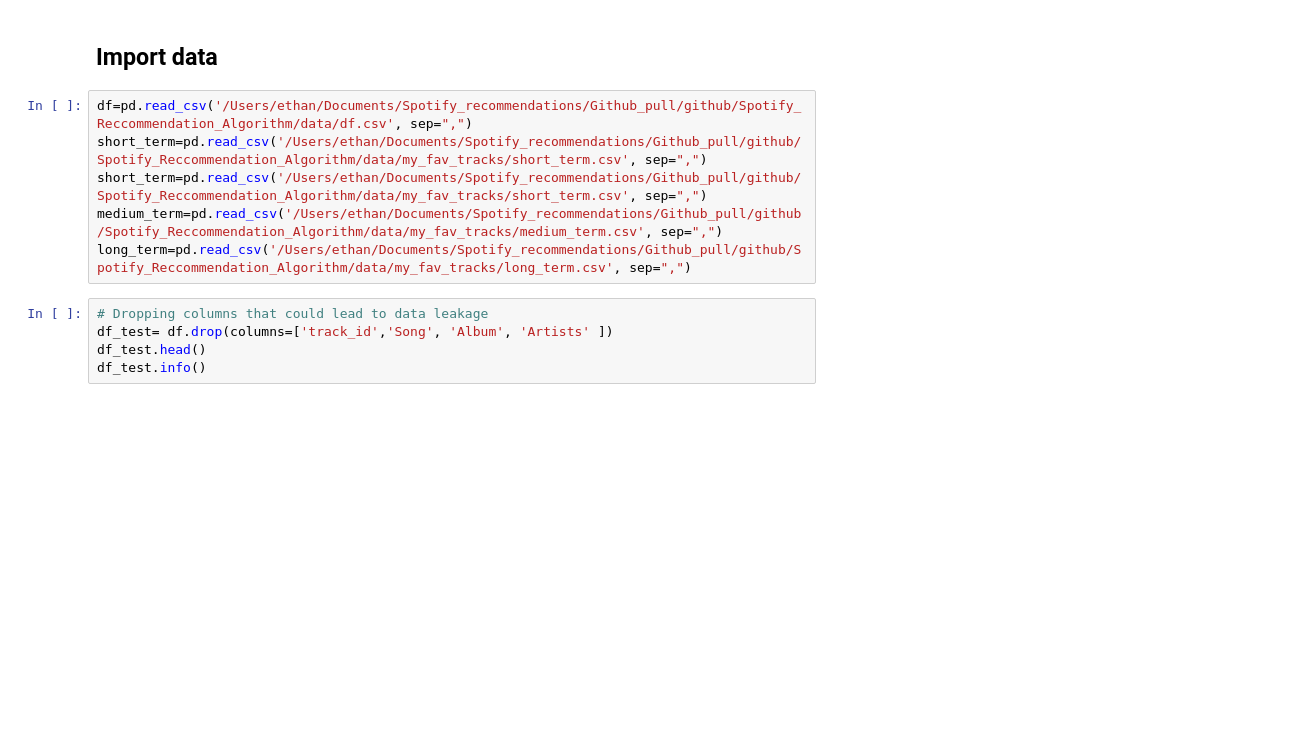
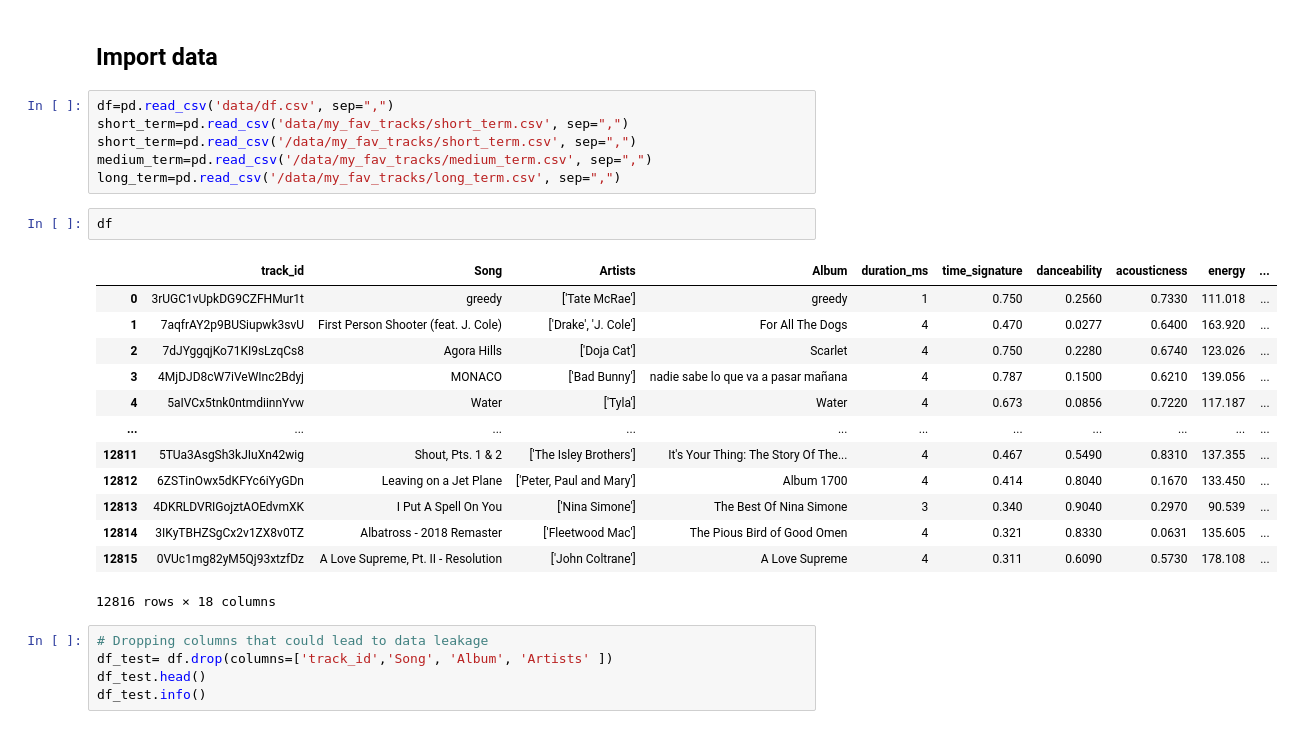
Before and after one commit to EthanFalcao/Spotify_Reccommendation_Algorithm, a Jupyter notebook: exploratory_data_analysis.ipynb, the cells around one changed output. Saved outputs shown, nothing was run; the diff lists cells and outputs as text; blank space fills up the shorter version.

```diff
--- a/exploratory_data_analysis.ipynb
+++ b/exploratory_data_analysis.ipynb
@@ -31,11 +31,27 @@ else:
 # %% [markdown]
 ## Import data
 # %%
-df=pd.read_csv('/Users/ethan/Documents/Spotify_recommendations/Github_pull/github/Spotify_Reccommendation_Algorithm/data/df.csv', sep=",")
-short_term=pd.read_csv('/Users/ethan/Documents/Spotify_recommendations/Github_pull/github/Spotify_Reccommendation_Algorithm/data/my_fav_tracks/short_term.csv', sep=",")
-short_term=pd.read_csv('/Users/ethan/Documents/Spotify_recommendations/Github_pull/github/Spotify_Reccommendation_Algorithm/data/my_fav_tracks/short_term.csv', sep=",")
-medium_term=pd.read_csv('/Users/ethan/Documents/Spotify_recommendations/Github_pull/github/Spotify_Reccommendation_Algorithm/data/my_fav_tracks/medium_term.csv', sep=",")
-long_term=pd.read_csv('/Users/ethan/Documents/Spotify_recommendations/Github_pull/github/Spotify_Reccommendation_Algorithm/data/my_fav_tracks/long_term.csv', sep=",")
+df=pd.read_csv('data/df.csv', sep=",")
+short_term=pd.read_csv('data/my_fav_tracks/short_term.csv', sep=",")
+short_term=pd.read_csv('/data/my_fav_tracks/short_term.csv', sep=",")
+medium_term=pd.read_csv('/data/my_fav_tracks/medium_term.csv', sep=",")
+long_term=pd.read_csv('/data/my_fav_tracks/long_term.csv', sep=",")
+# %%
+df
+# %% [output]
+|  | track_id | Song | Artists | Album | duration_ms | time_signature | danceability | acousticness | energy | ... |
+| 0 | 3rUGC1vUpkDG9CZFHMur1t | greedy | ['Tate McRae'] | greedy | 1 | 0.750 | 0.2560 | 0.7330 | 111.018 | ... |
+| 1 | 7aqfrAY2p9BUSiupwk3svU | First Person Shooter (feat. J. Cole) | ['Drake', 'J. Cole'] | For All The Dogs | 4 | 0.470 | 0.0277 | 0.6400 | 163.920 | ... |
+| 2 | 7dJYggqjKo71KI9sLzqCs8 | Agora Hills | ['Doja Cat'] | Scarlet | 4 | 0.750 | 0.2280 | 0.6740 | 123.026 | ... |
+| 3 | 4MjDJD8cW7iVeWInc2Bdyj | MONACO | ['Bad Bunny'] | nadie sabe lo que va a pasar mañana | 4 | 0.787 | 0.1500 | 0.6210 | 139.056 | ... |
+| 4 | 5aIVCx5tnk0ntmdiinnYvw | Water | ['Tyla'] | Water | 4 | 0.673 | 0.0856 | 0.7220 | 117.187 | ... |
+| ... | ... | ... | ... | ... | ... | ... | ... | ... | ... | ... |
+| 12811 | 5TUa3AsgSh3kJIuXn42wig | Shout, Pts. 1 & 2 | ['The Isley Brothers'] | It's Your Thing: The Story Of The... | 4 | 0.467 | 0.5490 | 0.8310 | 137.355 | ... |
+| 12812 | 6ZSTinOwx5dKFYc6iYyGDn | Leaving on a Jet Plane | ['Peter, Paul and Mary'] | Album 1700 | 4 | 0.414 | 0.8040 | 0.1670 | 133.450 | ... |
+| 12813 | 4DKRLDVRIGojztAOEdvmXK | I Put A Spell On You | ['Nina Simone'] | The Best Of Nina Simone | 3 | 0.340 | 0.9040 | 0.2970 | 90.539 | ... |
+| 12814 | 3IKyTBHZSgCx2v1ZX8v0TZ | Albatross - 2018 Remaster | ['Fleetwood Mac'] | The Pious Bird of Good Omen | 4 | 0.321 | 0.8330 | 0.0631 | 135.605 | ... |
+| 12815 | 0VUc1mg82yM5Qj93xtzfDz | A Love Supreme, Pt. II - Resolution | ['John Coltrane'] | A Love Supreme | 4 | 0.311 | 0.6090 | 0.5730 | 178.108 | ... |
+12816 rows × 18 columns
 # %%
 # Dropping columns that could lead to data leakage
 df_test= df.drop(columns=['track_id','Song', 'Album', 'Artists' ])
```
